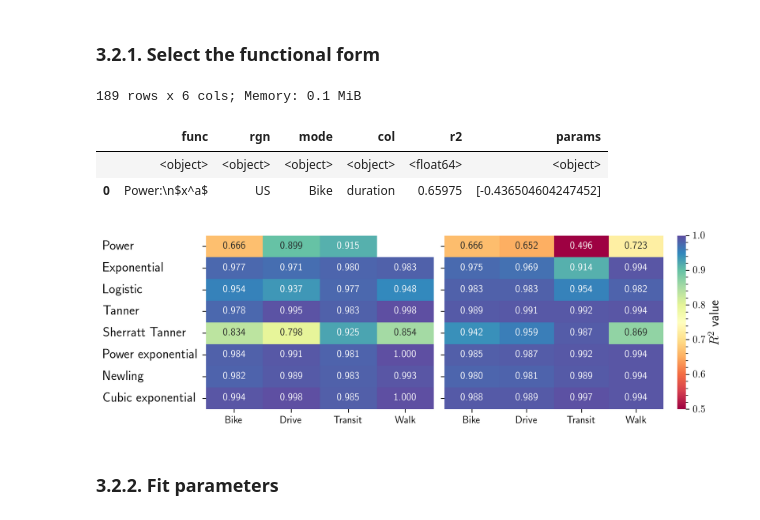
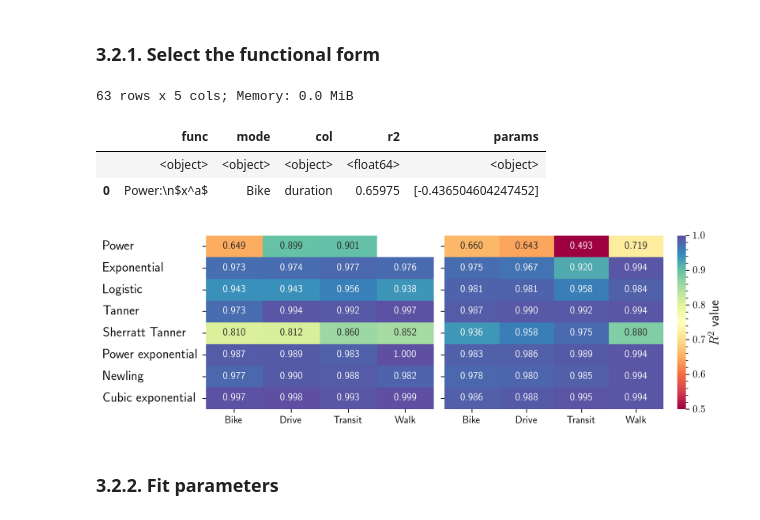
Before and after one commit to rvanxer/spr_4711, a Jupyter notebook: code/nhts.ipynb, the cells around one changed output. Cells and saved outputs as stored; diff of their text form; code cells hidden in the pictures.

Commit message:
Work+poi access prepared with NHTS' USA params

```diff
--- a/code/nhts.ipynb
+++ b/code/nhts.ipynb
@@ -178,16 +191,14 @@ tripGL.groupby('mode').duration.describe()
 # %%
-mode_colors = D(DRIVE='blue', TRANSIT='deeppink', BIKE='tomato', WALK='seagreen')
+mode_colors = D(drive='blue', transit='deeppink', bike='tomato', walk='seagreen')
 # %%
-title = 'Distribution of travel time by mode\n in Great Lakes \& Indiana'
-ax = pplot(size=(6, 4), title=title, xlab='Trip duration (min)',
-            ylab='Cumulative probability', ylim=(0, 1), xlim=(0, 90))
-for df, rgn, ls, lw in [(tripIN, 'Indiana', '--', 0.75),
-                        (tripGL, 'Great Lakes', '-', 1.25)]:
-    for mode, df2 in df.groupby('mode'):
-        y, x = np.histogram(df2['duration'].clip(0, 90), bins=90)
-        y = 1 - (y / y.sum()).cumsum()
-        ax.plot(x[:-1], y, color=mode_colors[mode], ls=ls, lw=lw,
-                label=f'{rgn}: {mode.title()}')
+title = 'Distribution of travel time by mode in the US'
+ax = pplot(size=(5, 3), title=title, xlab=r'Trip duration, $t$ (min)',
+           ylab=r'$P(T\ge t)$', ylim=(0, 1), xlim=(0, 90))
+for mode, df in trip.groupby('mode'):
+    y, x = np.histogram(df['duration'].clip(0, 90), bins=90)
+    x = [0] + list(x[:-1])
+    y = [1] + list(1 - (y / y.sum()).cumsum())
+    ax.plot(x, y, color=mode_colors[mode.lower()], label=mode.title(), lw=1.25)
 ax.legend()
 ax.set_xticks(np.arange(0, 90 + 1, 15))
 ax.xaxis.set_minor_locator(mpl.ticker.MultipleLocator(5));
@@ -280,18 +292,16 @@ def fit_decay_func(values, func, method='lm', bin_interval=1):
         r2 = 1 - ((yfit - y)**2).sum() / ((y - y.mean())**2).sum()
     return params, r2
 # %%
-def fit_decay_functions(funcs, rgn_trips,
+def fit_decay_functions(funcs, trips,
                         cols=(('duration', 90), ('distance', 100))):
     res = []
-    for rgn_label, trips in rgn_trips:
-        for mode, df in trips.groupby('mode'):
-            for col, vmax in cols:
-                for fname, f in funcs.items():
-                    params, r2 = fit_decay_func(df[col].clip(0, vmax), f)
-                    if r2 < 0 or r2 > 1: continue
-                    res.append(D(
-                        func=fname, rgn=rgn_label, mode=mode.title(),
-                        col=col, r2=r2, params=list(params)))
+    for mode, df in trips.groupby('mode'):
+        for col, vmax in cols:
+            for fname, f in funcs.items():
+                params, r2 = fit_decay_func(df[col].clip(0, vmax), f)
+                if r2 < 0 or r2 > 1: continue
+                res.append(D(func=fname, mode=mode.title(),
+                             col=col, r2=r2, params=list(params)))
     return Pdf(res)
 
 funcs = {'Power:\n' + r'$x^a$': lambda x, a: x**a,
@@ -302,31 +312,30 @@ funcs = {'Power:\n' + r'$x^a$': lambda x, a: x**a,
          'Power exponential:\n' + r'$e^{ax^b}$': lambda x, a, b: np.exp(-a*(x**b)),
          'Newling:\n' + r'$e^{ax+bx^2}$': lambda x, a, b: np.exp(a*x - b*(x**2)),
          'Cubic exponential:\n' + r'$e^{ax+bx^2+cx^3}$': lambda x, a, b, c: np.exp(-a*x + b*(x**2) - c*(x**3))}
-rgn_trips = (('US', trip), ('GL', tripGL), ('IN', tripIN))
-fit = fit_decay_functions(funcs, rgn_trips).disp()
+fit = fit_decay_functions(funcs, trip).disp()
 # %% [output]
-189 rows x 6 cols; Memory: 0.1 MiB
+63 rows x 5 cols; Memory: 0.0 MiB
-|  | func | rgn | mode | col | r2 | params |
-|  | <object> | <object> | <object> | <object> | <float64> | <object> |
-| 0 | Power:\n$x^a$ | US | Bike | duration | 0.65975 | [-0.436504604247452] |
+|  | func | mode | col | r2 | params |
+|  | <object> | <object> | <object> | <float64> | <object> |
+| 0 | Power:\n$x^a$ | Bike | duration | 0.65975 | [-0.436504604247452] |
 # %%
 _, axes = plt.subplots(1, 2, figsize=(9, 3), dpi=200,
                        gridspec_kw=D(width_ratios=[1, 1.2]))
-for i, (col, df) in enumerate(fit.query('rgn=="GL"').groupby('col')):
+for i, (col, df) in enumerate(fit.groupby('col')):
     ax = pplot(axes[i], xlab='', ylab='')
     df = df.assign(func=[x.split(':')[0] for x in df.func])
     df = df.pivot_table('r2', 'func', 'mode', sort=False)
     ax = sns.heatmap(df, ax=ax, annot=True, fmt='.3f', cmap='Spectral',
                      vmin=0.5, vmax=1, cbar=i == 1, cbar_kws=D(
                          label=r'$R^2$ value'), annot_kws=D(fontsize=10))
     if i > 0: ax.set_yticklabels([])
     ax.minorticks_off(); ax.set_xlabel(''); ax.set_ylabel('')
     ax.yaxis.set_tick_params(pad=100)
     ax.set_yticklabels(ax.get_yticklabels(), fontsize=13, ha='left')
     ax.grid(False)
 plt.tight_layout()
 # %% [output]
-[figure, old version]
+[figure, new version]
 # %% [markdown]
 ### 3.2.2. Fit parameters
 # %%
```
Also changed, not shown: parts of 11 cells of this notebook, 8 other files.
